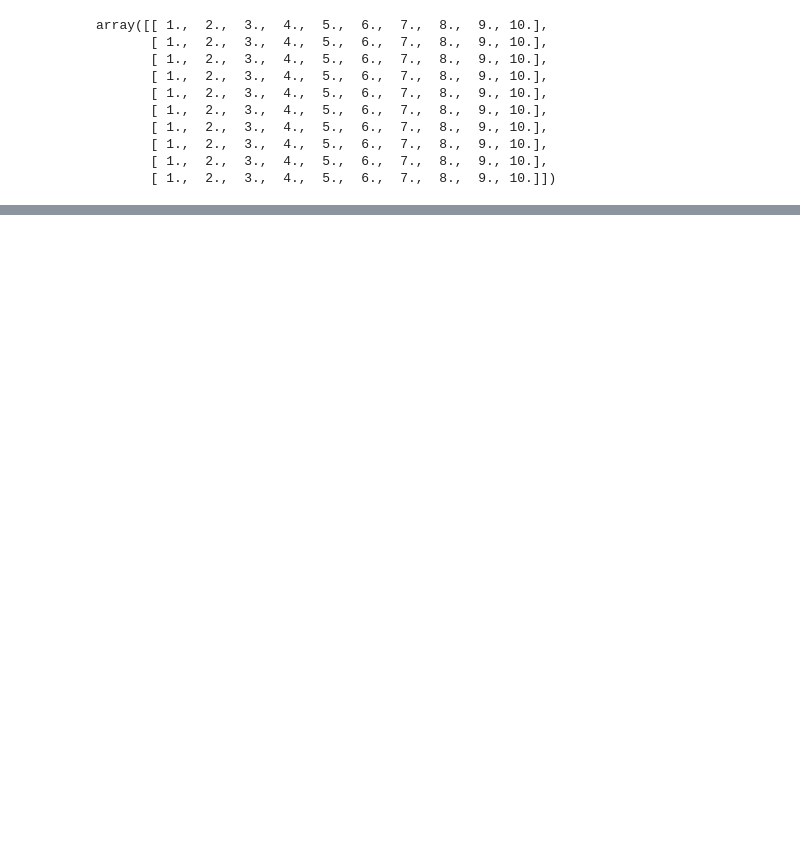
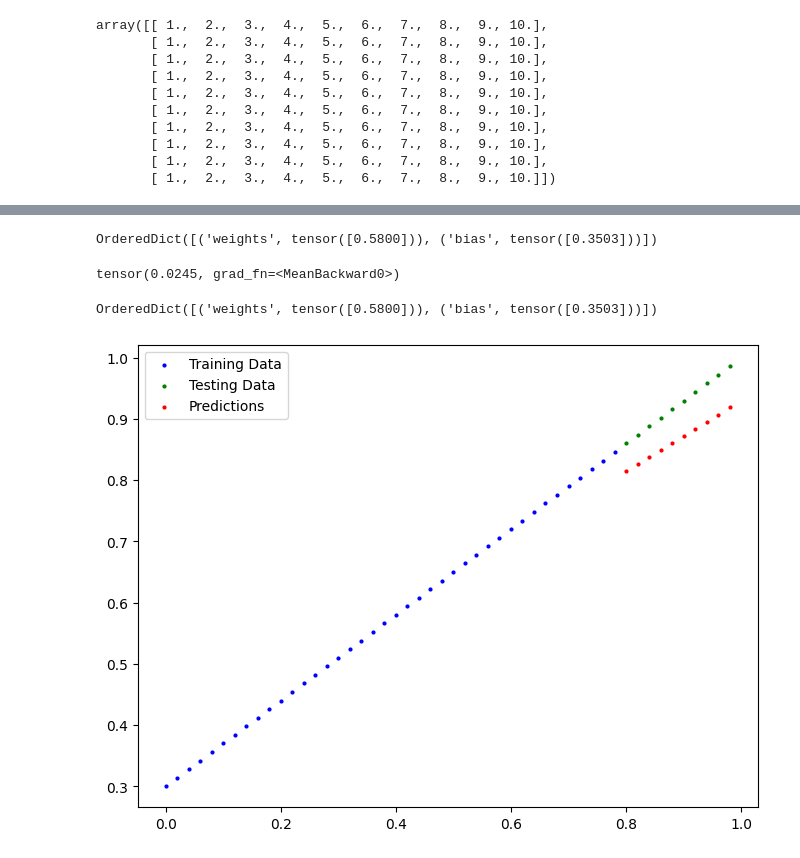
Before and after one commit to dilshvn/fcc-pytorch-for-DL, a Jupyter notebook: PT_fcc.ipynb, the cells around one changed output, grey strips where cells are left out. Drawn from its saved outputs; the diff is of its cells as text; code cells hidden in the pictures; blank space fills up the shorter version.

```diff
--- a/PT_fcc.ipynb
+++ b/PT_fcc.ipynb
@@ -940,0 +986,17 @@ arr1 = [random.randint(0,1) for i in range(10)]
+# %%
+epochs = 100
+# losses = []
+
+# training
+for epoch in range(epochs):
+  model.train() # requires_grad = True
+  y_pred = model(X_train)
+  loss = loss_fn(y_pred,y_train)
+  print(loss)
+  # losses.append(loss)
+  optim.zero_grad()
+  loss.backward() # backpropagation
+  optim.step() # gradient descent
+  model.eval() # requires_grad = False
+
+# print(losses)
@@ -940,0 +1023,20 @@ arr1 = [random.randint(0,1) for i in range(10)]
+# %%
+model.state_dict()
+# %% [output]
+OrderedDict([('weights', tensor([0.5800])), ('bias', tensor([0.3503]))])
+# %%
+loss
+# %% [output]
+tensor(0.0245, grad_fn=<MeanBackward0>)
+# %%
+model.state_dict()
+# %% [output]
+OrderedDict([('weights', tensor([0.5800])), ('bias', tensor([0.3503]))])
+# %%
+with torch.inference_mode():
+  y_preds_new = model(X_test)
+  test_loss = loss_fn(y_preds_new,y_test)
+# %%
+plot_predictions(predictions= y_preds_new)
+# %% [output]
+[figure, added]
```
Also changed, not shown: parts of 16 cells of this notebook.
